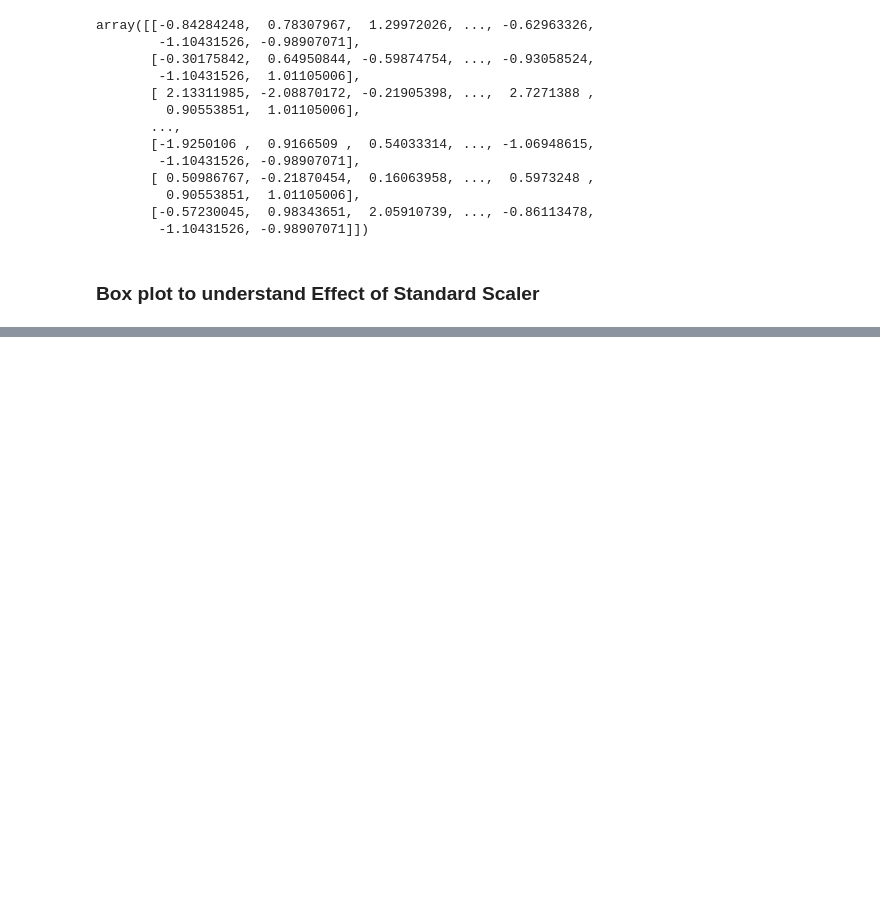
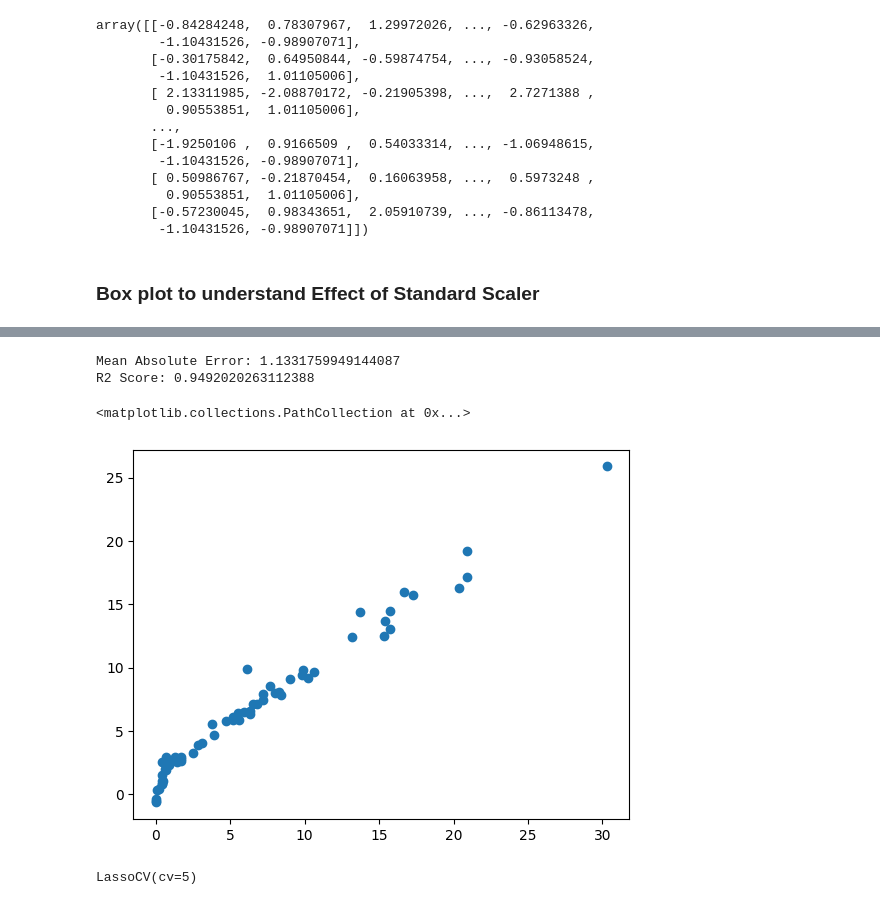
Before and after one commit to swadhinbiswas/machinelearning, a Jupyter notebook: Supervice learning/Regression/modeltraining.ipynb, the cells around one changed output, grey strips where cells are left out. Cells and saved outputs as stored; diff of their text form; code cells hidden in the pictures; blank space fills up the shorter version.

```diff
--- a/Supervice learning/Regression/modeltraining.ipynb
+++ b/Supervice learning/Regression/modeltraining.ipynb
@@ -142,0 +163,26 @@ Text(0.5, 1.0, 'After Scaling')
+# %%
+from sklearn.linear_model import Lasso
+from sklearn.metrics import mean_absolute_error,r2_score
+linreg=Lasso()
+linreg.fit(X_tarin_scale,y_tain)
+y_pred=linreg.predict(X_test_scale)
+absmean=mean_absolute_error(y_test,y_pred)
+r2score=r2_score(y_test,y_pred)
+print('Mean Absolute Error:',absmean)
+print('R2 Score:',r2score)
+plt.scatter(y_test,y_pred)
+# %% [output]
+Mean Absolute Error: 1.1331759949144087
+R2 Score: 0.9492020263112388
+<matplotlib.collections.PathCollection at 0x...>
+[figure, added]
+# %%
+
+##Lasso regression cross VALIDATION
+
+from sklearn.linear_model import LassoCV
+from sklearn.metrics import mean_absolute_error,r2_score
+lassocv=LassoCV(cv=5)
+lassocv.fit(X_tarin_scale,y_tain)
+# %% [output]
+LassoCV(cv=5)
```
Also changed, not shown: parts of 16 cells of this notebook.
